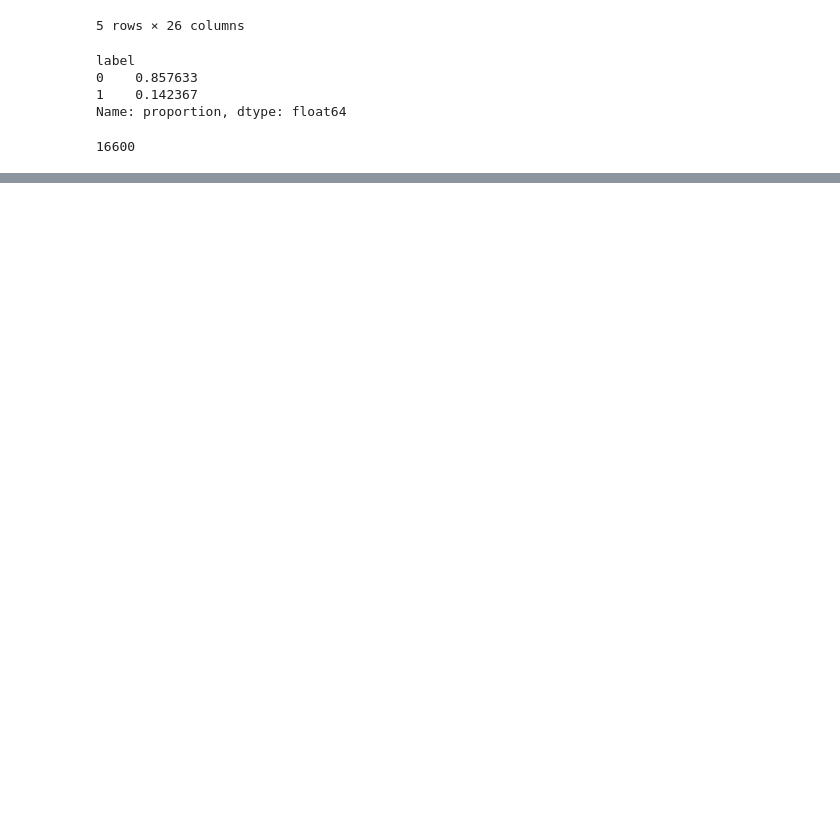
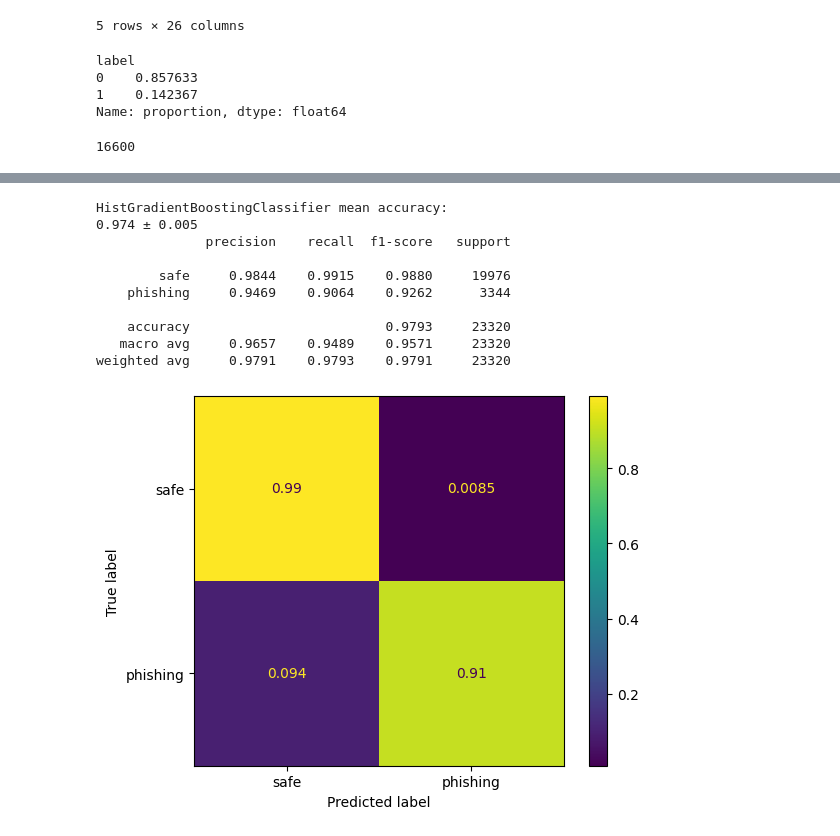
Before and after one commit to PhishVigil/phishvigil, a Jupyter notebook: ml/notebooks/training.ipynb, the cells around one changed output, grey strips where cells are left out. Drawn from its saved outputs; the diff is of its cells as text; code cells hidden in the pictures; blank space fills up the shorter version.

Commit message:
Add HistGradientBoostingClassifier

```diff
--- a/ml/notebooks/training.ipynb
+++ b/ml/notebooks/training.ipynb
@@ -48,2 +82,2 @@ y = df["label"]
 # %%
-model = DecisionTreeClassifier(random_state=42)
+decision_tree = DecisionTreeClassifier(random_state=42)
@@ -108,0 +84,2 @@ print(importance_df)
+# %%
+train_and_score(decision_tree, X, y)
@@ -108,0 +105,22 @@ print(importance_df)
+# %%
+hist_boost = HistGradientBoostingClassifier(
+    max_iter=100,
+    max_depth=8,
+    min_samples_leaf=50,
+    random_state=42,
+    verbose=0
+)
+# %%
+train_and_score(hist_boost, X, y)
+# %% [output]
+HistGradientBoostingClassifier mean accuracy:
+0.974 ± 0.005
+              precision    recall  f1-score   support
+
+        safe     0.9844    0.9915    0.9880     19976
+    phishing     0.9469    0.9064    0.9262      3344
+
+    accuracy                         0.9793     23320
+   macro avg     0.9657    0.9489    0.9571     23320
+weighted avg     0.9791    0.9793    0.9791     23320
+[figure, added]
```
Also changed, not shown: parts of 12 cells of this notebook, 1 other file.
